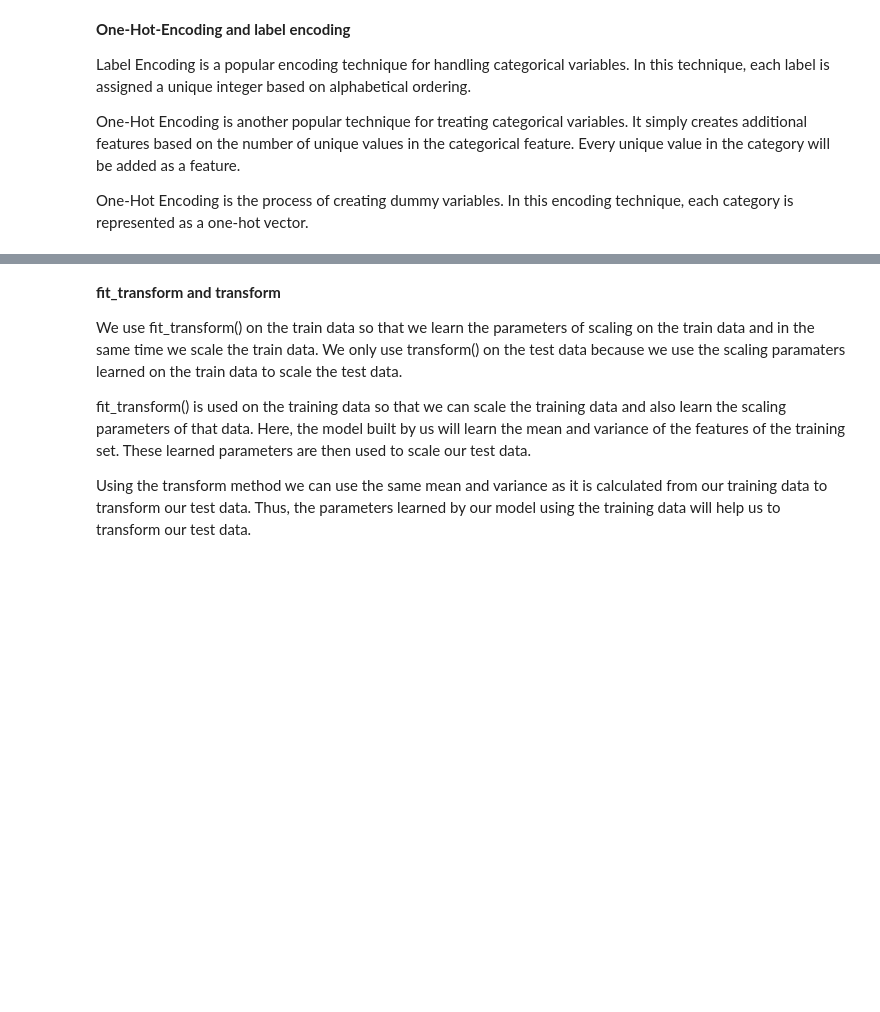
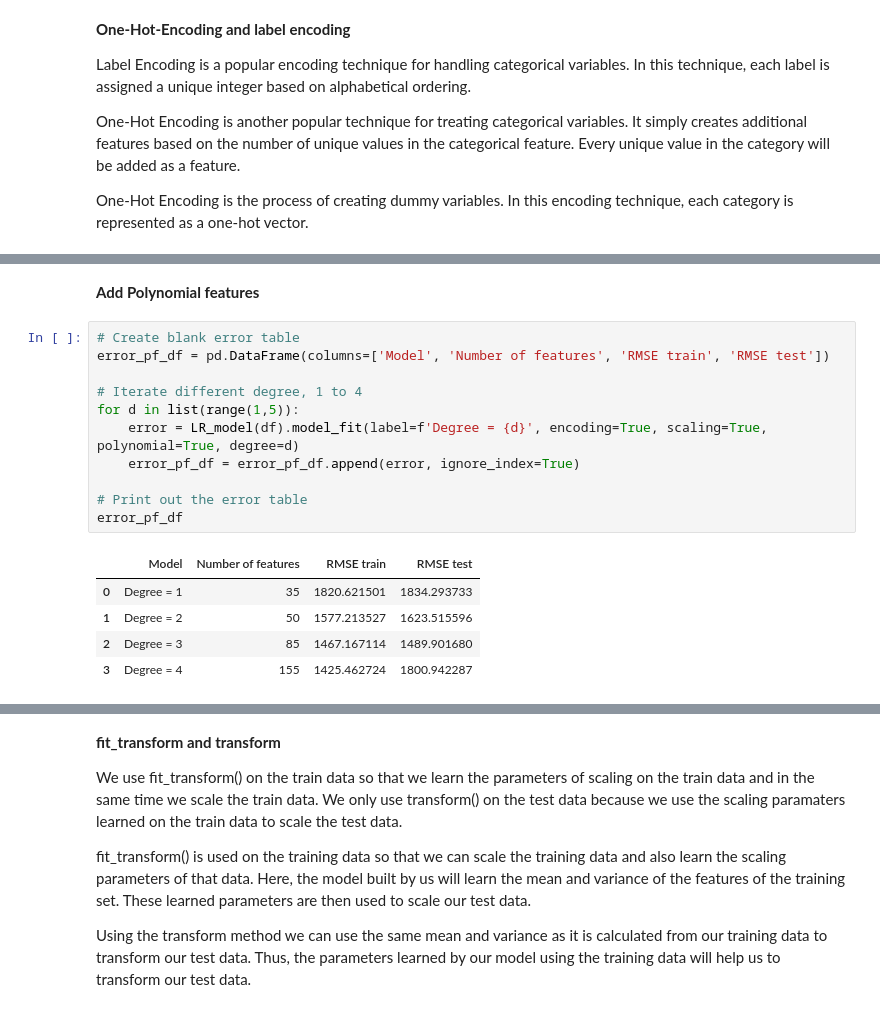
Before and after one commit to kston/ford_regression_regularization, a Jupyter notebook: Ford_Dataset_Linear_Regr_and_Regul.ipynb, the cells around one changed output, grey strips where cells are left out. Cells and saved outputs as stored; diff of their text form; blank space fills up the shorter version.

```diff
--- a/Ford_Dataset_Linear_Regr_and_Regul.ipynb
+++ b/Ford_Dataset_Linear_Regr_and_Regul.ipynb
@@ -773,0 +785,19 @@ One-Hot Encoding is the process of creating dummy variables. In this encoding te
+# %% [markdown]
+**Add Polynomial features**
+# %%
+# Create blank error table
+error_pf_df = pd.DataFrame(columns=['Model', 'Number of features', 'RMSE train', 'RMSE test'])
+
+# Iterate different degree, 1 to 4
+for d in list(range(1,5)):
+    error = LR_model(df).model_fit(label=f'Degree = {d}', encoding=True, scaling=True, polynomial=True, degree=d)
+    error_pf_df = error_pf_df.append(error, ignore_index=True)
+
+# Print out the error table
+error_pf_df
+# %% [output]
+|  | Model | Number of features | RMSE train | RMSE test |
+| 0 | Degree = 1 | 35 | 1820.621501 | 1834.293733 |
+| 1 | Degree = 2 | 50 | 1577.213527 | 1623.515596 |
+| 2 | Degree = 3 | 85 | 1467.167114 | 1489.901680 |
+| 3 | Degree = 4 | 155 | 1425.462724 | 1800.942287 |
```
Also changed, not shown: parts of 22 cells of this notebook.
